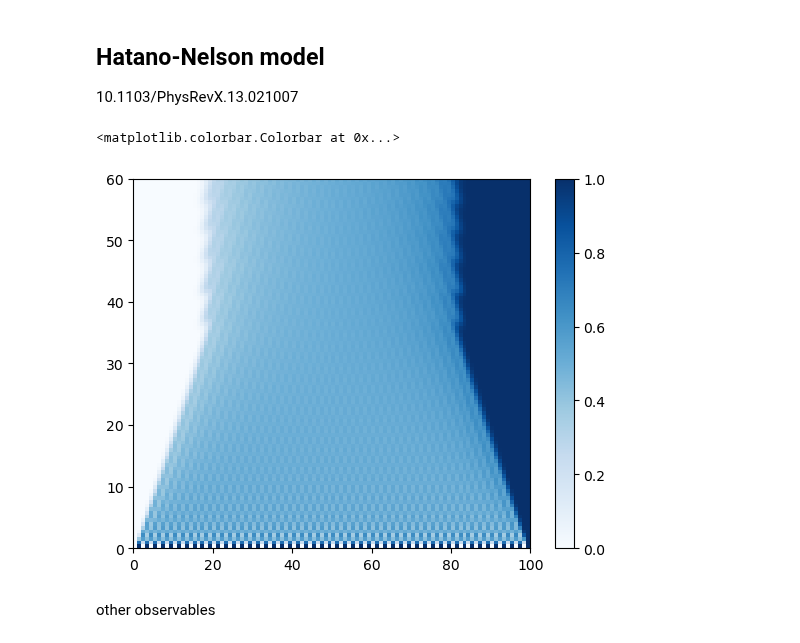
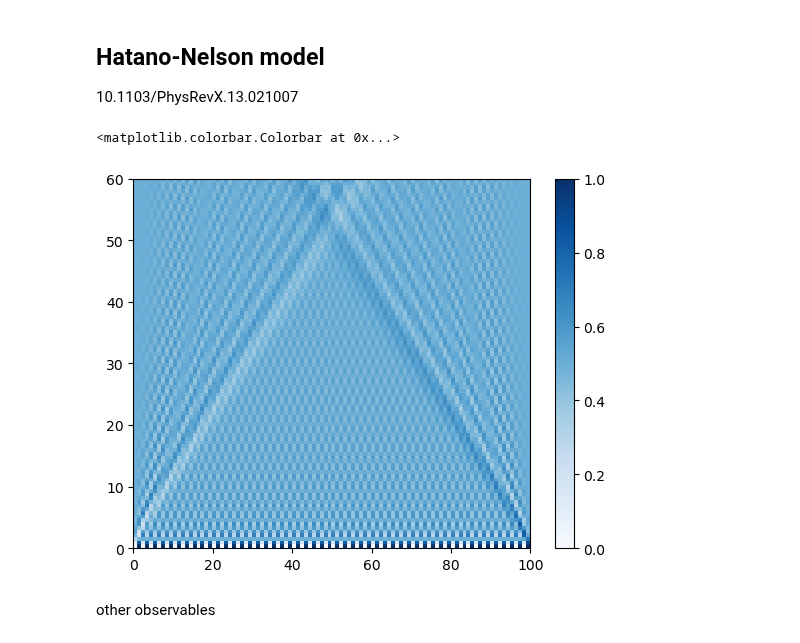
Before and after one commit to zhuhaodavid/quante, a Jupyter notebook: example/solve_models.ipynb, the cells around one changed output. Drawn from its saved outputs; the diff is of its cells as text; code cells hidden in the pictures.

```diff
--- a/example/solve_models.ipynb
+++ b/example/solve_models.ipynb
@@ -7,25 +7,25 @@
 # %%
 import quante as qt
 import numpy as np
 
 op = qt.generate.operas
 builder = op.SpinBuilder()
 L = 100
-J, γ = 1, 0.8
+J, γ = 1, 0.
 for i in range(L-1):
     builder += "+-", [i+1, i], (J+γ)/2
     builder += "+-", [i, i+1], (J-γ)/2
 ham = builder.build()
 
 from quante.solvable_models.gaussian_state import xx_evolve
 res = xx_evolve(L, ham, "01"*(L//2), np.linspace(0, 60, 100))
 
 import matplotlib.pyplot as plt
 plt.imshow(res, aspect='auto', cmap='Blues', origin='lower', extent=(0, 100, 0, 60))
 plt.colorbar()
 # %% [output]
 <matplotlib.colorbar.Colorbar at 0x...>
-[figure, old version]
+[figure, new version]
 # %% [markdown]
 other observables
 # %%
```
Also changed, not shown: parts of 1 cell of this notebook, 4 other files.
